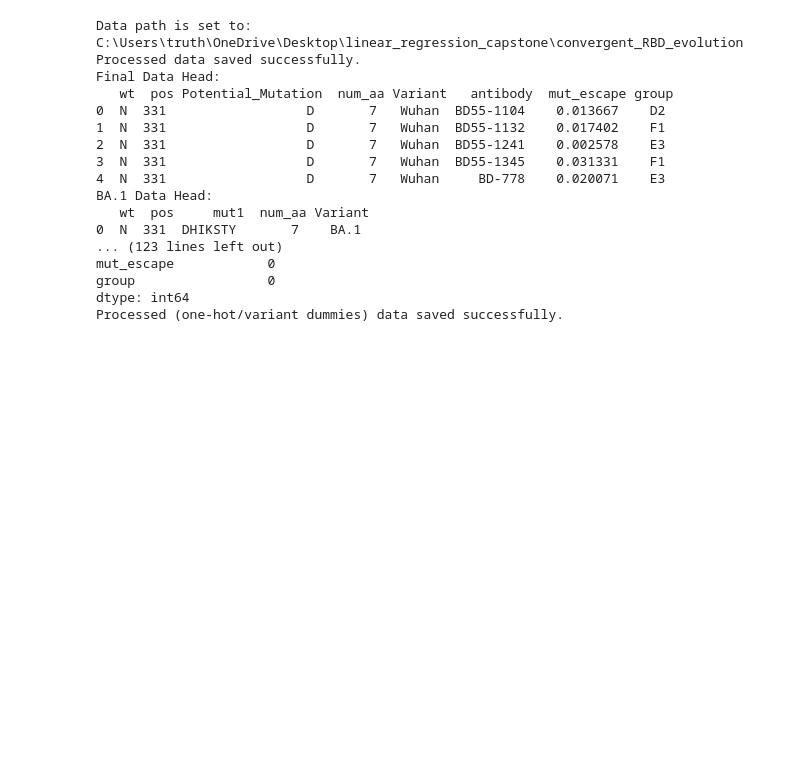
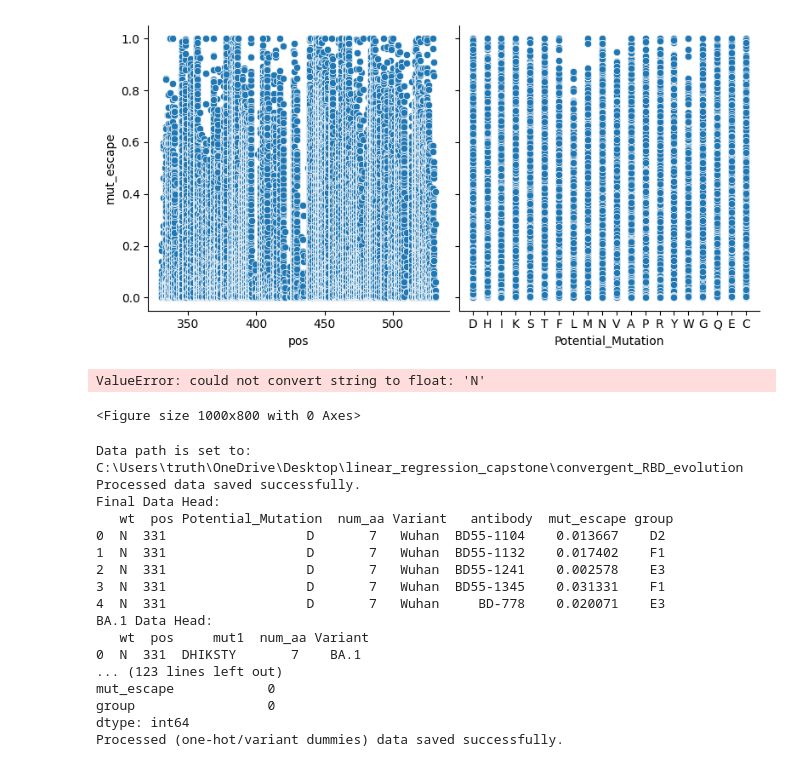
Before and after one commit to RacheleRice/ml_algo_lr, a Jupyter notebook: lrcap2.ipynb, the cells around one changed output. Saved outputs shown, nothing was run; the diff lists cells and outputs as text; code cells hidden in the pictures; blank space fills up the shorter version.

Commit message:
refined EDA cell and debugged packages installation

```diff
--- a/lrcap2.ipynb
+++ b/lrcap2.ipynb
@@ -1,18 +1,21 @@
 # %%
 import pandas as pd
 import matplotlib.pyplot as plt
+%pip install seaborn
 import seaborn as sns
+print("Packages imported successfully!")
 
 #EDA Code Block
 # Load the processed data
 output_path = './Processed_Mutation_Data.csv'
-final_data = pd.read_csv(f'{output_path}/Processed_Mutation_Data.csv')
+final_data = pd.read_csv(output_path)
 
 # Quick visulization of the relationship between features and target
-sns.pairplot(data, x_vars=['feature1', 'feature2'], y_vars='target', height=4, aspect=1, kind='scatter')
+sns.pairplot(final_data, x_vars=['pos', 'Potential_Mutation'], y_vars='mut_escape', height=4, aspect=1, kind='scatter')
 plt.show()
 
 # Correlation heatmap
-plt.figure(figsize=10, 8)
-sns.heatmap(data.corr(), annot=True, fmt=".2f")
+plt.figure(figsize=(10, 8))
+sns.heatmap(final_data.corr(), annot=True, fmt=".2f")
 plt.show()
+# %% [output]
@@ -19,3 +39,6 @@ plt.show()
+[figure, added]
+ValueError: could not convert string to float: 'N'
+<Figure size 1000x800 with 0 Axes>
 # %%
 
 import os
```
Also changed, not shown: parts of 1 cell of this notebook.
